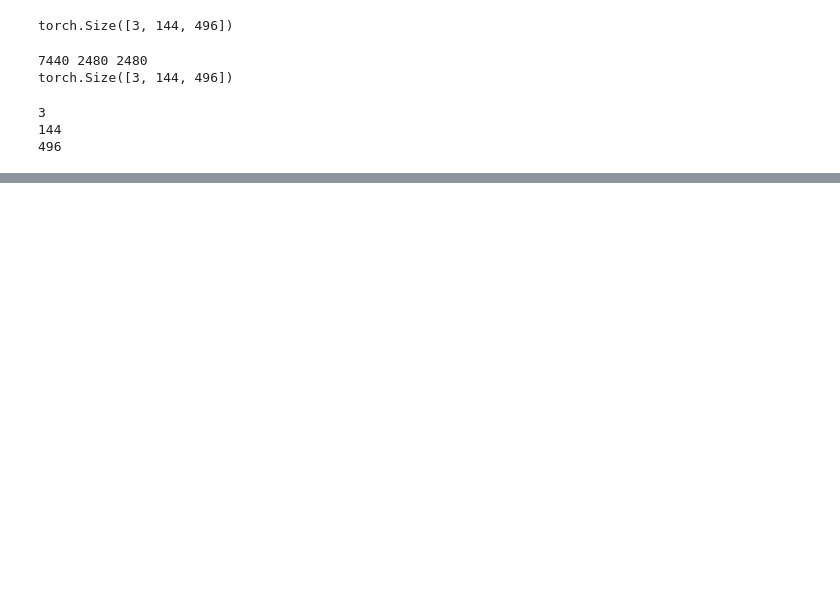
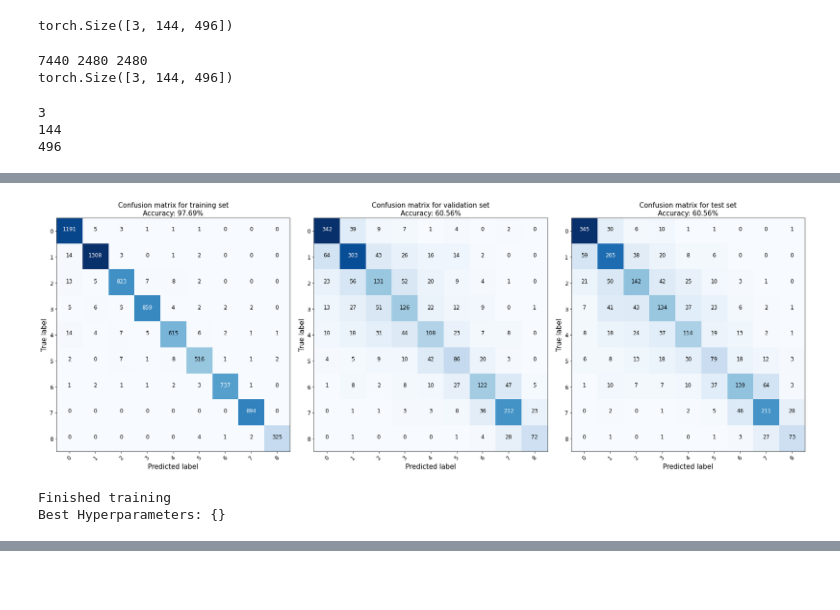
Before and after one commit to SpilmesterMurtin/Deep-Learning-Project---Determine-Lodging-Scores-Using-Convolutional-Neural-Neetwork, a Jupyter notebook: LoadAndMatchOrd2.ipynb, the cells around one changed output, grey strips where cells are left out. Drawn from its saved outputs; the diff is of its cells as text; code cells hidden in the pictures; blank space fills up the shorter version.

```diff
--- a/LoadAndMatchOrd2.ipynb
+++ b/LoadAndMatchOrd2.ipynb
@@ -453,7 +453,7 @@ best_val_acc = 0.0
 best_hyperparameters = {}
 
 # Set the number of epochs
-num_epochs = 80
+num_epochs = 100
 totalAcc = 0
 
 trainAccList = []
@@ -594,3 +594,6 @@ start
+[figure, added]
+Finished training
+Best Hyperparameters: {}
 # %%
 if done:
 	output.show() # displays captured output
```
Also changed, not shown: parts of 2 cells of this notebook, 2 other files.
